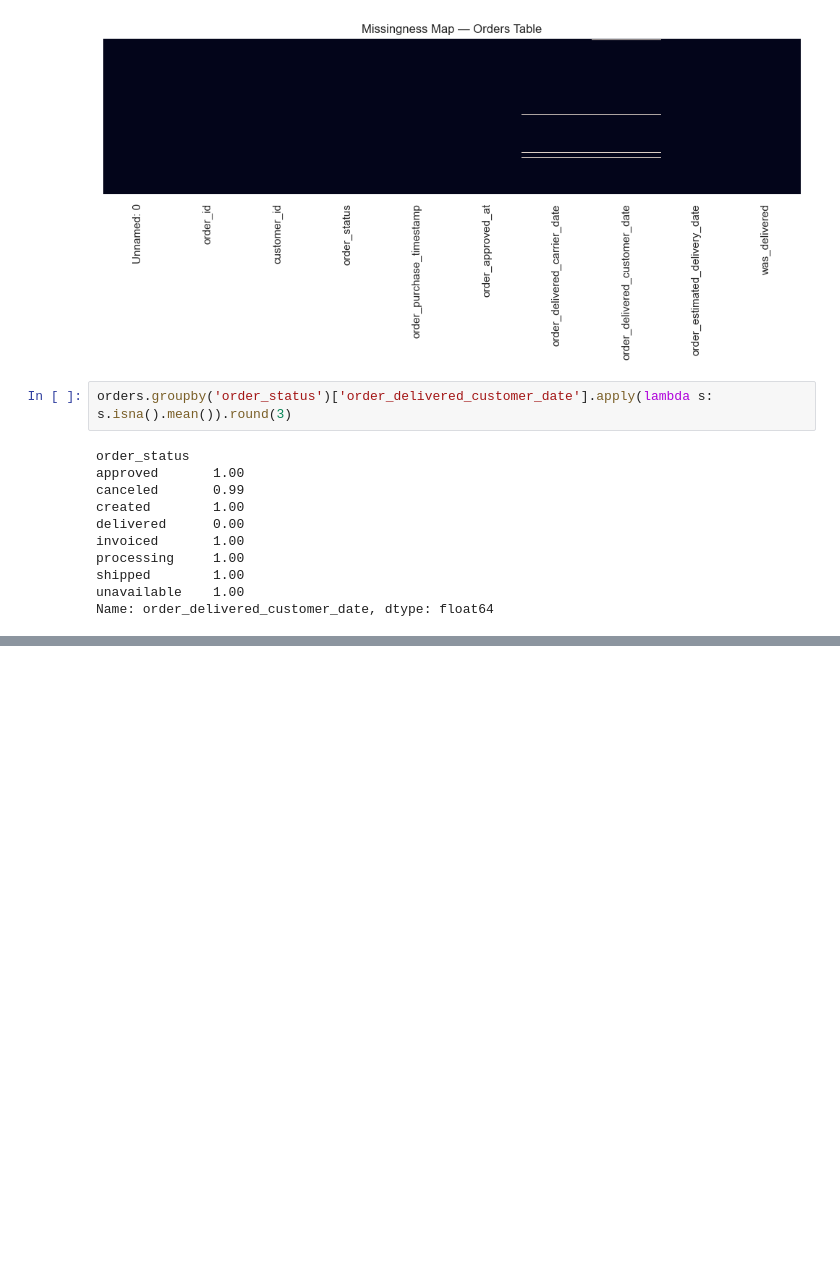
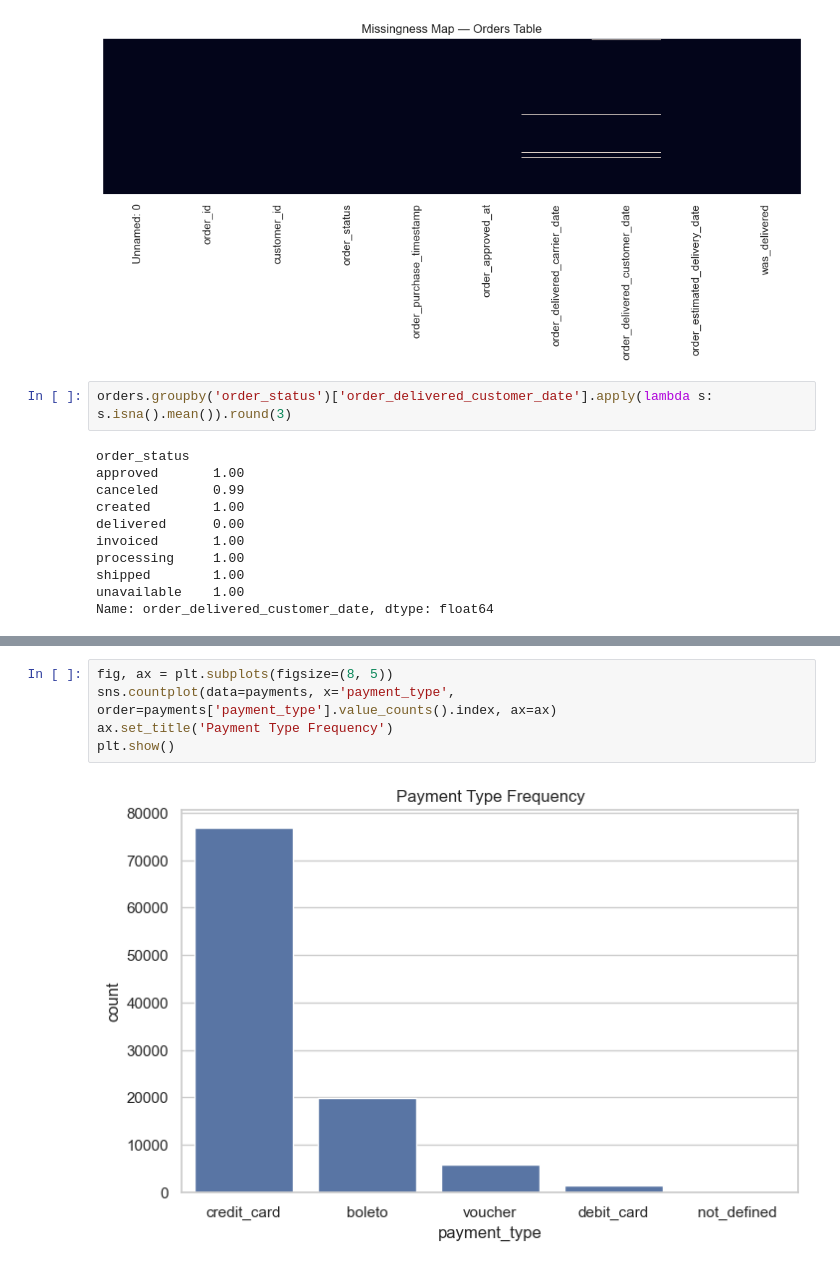
Before and after one commit to AliyarBhos/data-science-journey, a Jupyter notebook: 03_exploratory_data_analysis_and_visualization/olist_eda.ipynb, the cells around one changed output, grey strips where cells are left out. Cells and saved outputs as stored; diff of their text form; blank space fills up the shorter version.

```diff
--- a/03_exploratory_data_analysis_and_visualization/olist_eda.ipynb
+++ b/03_exploratory_data_analysis_and_visualization/olist_eda.ipynb
@@ -129,0 +161,7 @@ Name: order_delivered_customer_date, dtype: float64
+# %%
+fig, ax = plt.subplots(figsize=(8, 5))
+sns.countplot(data=payments, x='payment_type', order=payments['payment_type'].value_counts().index, ax=ax)
+ax.set_title('Payment Type Frequency')
+plt.show()
+# %% [output]
+[figure, added]
```
Also changed, not shown: parts of 4 cells of this notebook.
